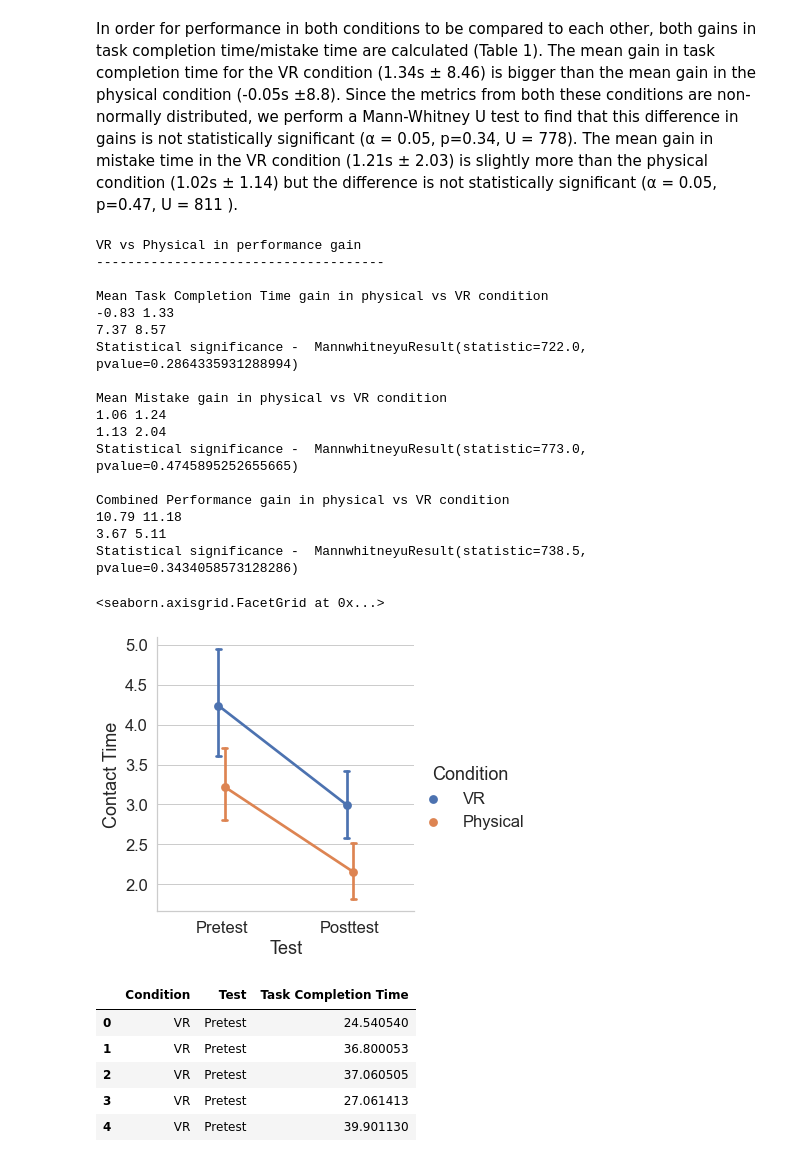
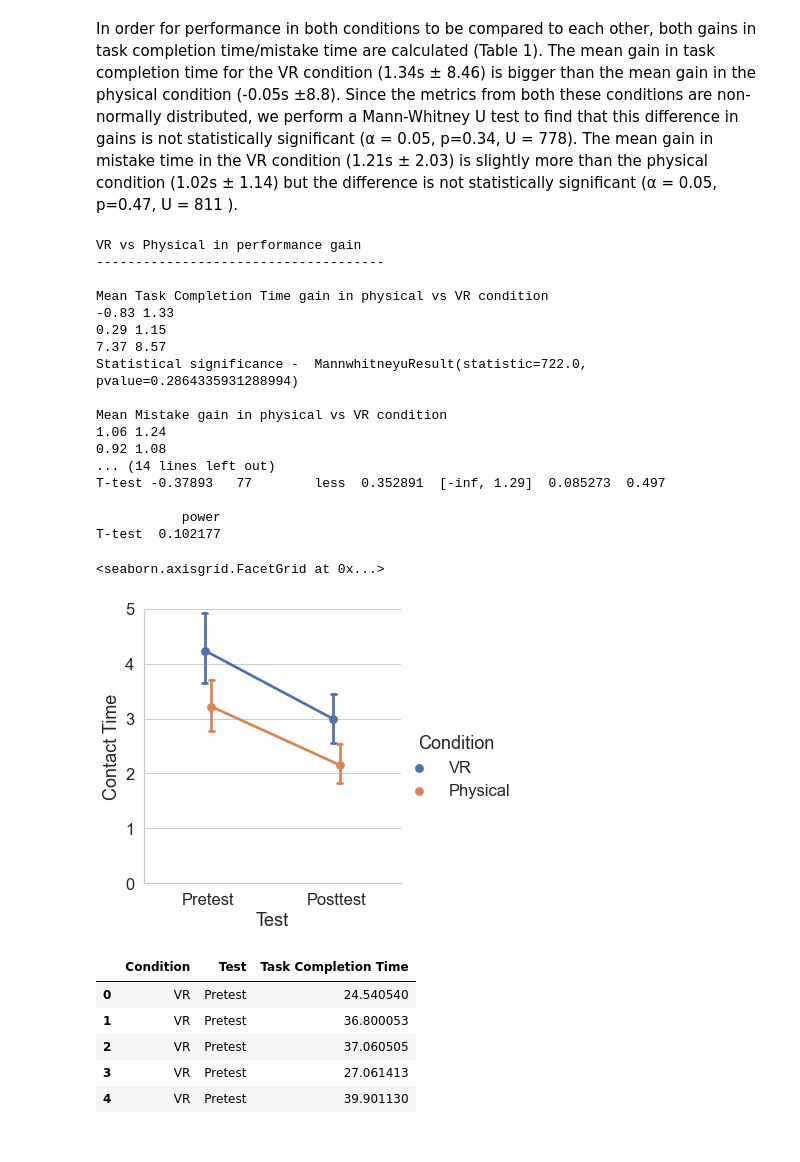
Before and after one commit to karmakomik/BuzzwireExperimentDataAnalysis, a Jupyter notebook: Dec2021ExperimentResults/iMotionsData/BuzzwireStats.ipynb, the cells around one changed output. Drawn from its saved outputs; the diff is of its cells as text; code cells hidden in the pictures.

Commit message:
Added t-tests for comparison of variables following normal distributions, cronbach's alpha for the immersion and presence questionnaires- Both use the pingouin library.

```diff
--- a/Dec2021ExperimentResults/iMotionsData/BuzzwireStats.ipynb
+++ b/Dec2021ExperimentResults/iMotionsData/BuzzwireStats.ipynb
@@ -456,46 +439,58 @@ print("\nVR vs Physical in performance gain\n-----------------------------------
 
 print("\nMean Task Completion Time gain in physical vs VR condition")
 print(round(ph_results_df['Task Completion Time (Gain)'].mean(skipna=True),2), round(vr_results_df['Task Completion Time (Gain)'].mean(skipna=True),2))
+print(round(ph_results_df['Task Completion Time (Gain)'].median(skipna=True),2), round(vr_results_df['Task Completion Time (Gain)'].median(skipna=True),2))
 print(round(ph_results_df['Task Completion Time (Gain)'].std(skipna=True),2), round(vr_results_df['Task Completion Time (Gain)'].std(skipna=True),2))
 print('Statistical significance - ', stats.mannwhitneyu(x=ph_results_df['Task Completion Time (Gain)'].dropna(), y=vr_results_df['Task Completion Time (Gain)'].dropna(), alternative = 'less'))
 
 print('\nMean Mistake gain in physical vs VR condition')
 print(round(ph_results_df['Mistake Time (Gain)'].mean(skipna=True),2), round(vr_results_df['Mistake Time (Gain)'].mean(skipna=True),2))
+print(round(ph_results_df['Mistake Time (Gain)'].median(skipna=True),2), round(vr_results_df['Mistake Time (Gain)'].median(skipna=True),2))
 print(round(ph_results_df['Mistake Time (Gain)'].std(skipna=True),2), round(vr_results_df['Mistake Time (Gain)'].std(skipna=True),2))
 print('Statistical significance - ', stats.mannwhitneyu(x=ph_results_df['Mistake Time (Gain)'].dropna(), y=vr_results_df['Mistake Time (Gain)'].dropna(), alternative = 'less'))
 
 print('\nCombined Performance gain in physical vs VR condition')
 print(round(ph_results_df['Combined Performance Score'].mean(skipna=True),2), round(vr_results_df['Combined Performance Score'].mean(skipna=True),2))
 print(round(ph_results_df['Combined Performance Score'].std(skipna=True),2), round(vr_results_df['Combined Performance Score'].std(skipna=True),2))
+#t-test
+print('Statistical significance - ', stats.ttest_ind(a=ph_results_df['Combined Performance Score'].dropna(), b=vr_results_df['Combined Performance Score'].dropna(), equal_var=False, alternative='less'))
 print('Statistical significance - ', stats.mannwhitneyu(x=ph_results_df['Combined Performance Score'].dropna(), y=vr_results_df['Combined Performance Score'].dropna(), alternative = 'less'))
+
+#t-test
+print("\nLevene's test for equal variance for Combined Performance Score in physical condition and VR condition")
+print(stats.levene(ph_results_df['Combined Performance Score'].dropna() ,vr_results_df['Combined Performance Score'].dropna()))
+print("\nT-test for Combined Performance Score in physical vs VR")
+print(pg.ttest(ph_results_df['Combined Performance Score'], vr_results_df['Combined Performance Score'], paired=False, correction=False, alternative='less'))
 # %% [output]
 VR vs Physical in performance gain
 -------------------------------------
 
 Mean Task Completion Time gain in physical vs VR condition
 -0.83 1.33
+0.29 1.15
 7.37 8.57
 Statistical significance -  MannwhitneyuResult(statistic=722.0, pvalue=0.2864335931288994)
 
 Mean Mistake gain in physical vs VR condition
 1.06 1.24
-1.13 2.04
-Statistical significance -  MannwhitneyuResult(statistic=773.0, pvalue=0.4745895252655665)
+0.92 1.08
+... (14 lines left out)
+T-test -0.37893   77        less  0.352891  [-inf, 1.29]  0.085273  0.497
 
-Combined Performance gain in physical vs VR condition
-10.79 11.18
-3.67 5.11
-Statistical significance -  MannwhitneyuResult(statistic=738.5, pvalue=0.3434058573128286)
+           power
+T-test  0.102177
 # %%
 contact_time_df = combined_results_df[['Pretest_Mistake_Time', 'Posttest_Mistake_Time', 'Condition']].copy()
 contact_time_df.rename(columns={'Pretest_Mistake_Time': 'Pretest', 'Posttest_Mistake_Time': 'Posttest'}, inplace=True)
 contact_time_df_long = contact_time_df.melt(id_vars=['Condition'], var_name='Test', value_name='Contact Time')
 # %%
+
 sns.set(rc={'figure.figsize':(8,8)}, font_scale=1.5, style='whitegrid')
-sns.catplot(x='Test', y='Contact Time', dodge = True, hue= 'Condition', kind="point", data=contact_time_df_long, capsize=.04)
+ax = sns.catplot(x='Test', y='Contact Time', dodge = True, hue= 'Condition', kind="point", data=contact_time_df_long, capsize=.04, palette=sns.color_palette())
+ax.set(ylim=(0.0, 5.0))
 # %% [output]
 <seaborn.axisgrid.FacetGrid at 0x...>
-[figure, old version]
+[figure, new version]
 # %%
 task_time_df = combined_results_df[['Pretest_Time', 'Posttest_Time', 'Condition']].copy()
 task_time_df.rename(columns={'Pretest_Time': 'Pretest', 'Posttest_Time': 'Posttest'}, inplace=True)
```
Also changed, not shown: parts of 16 cells of this notebook, 1 other file.
